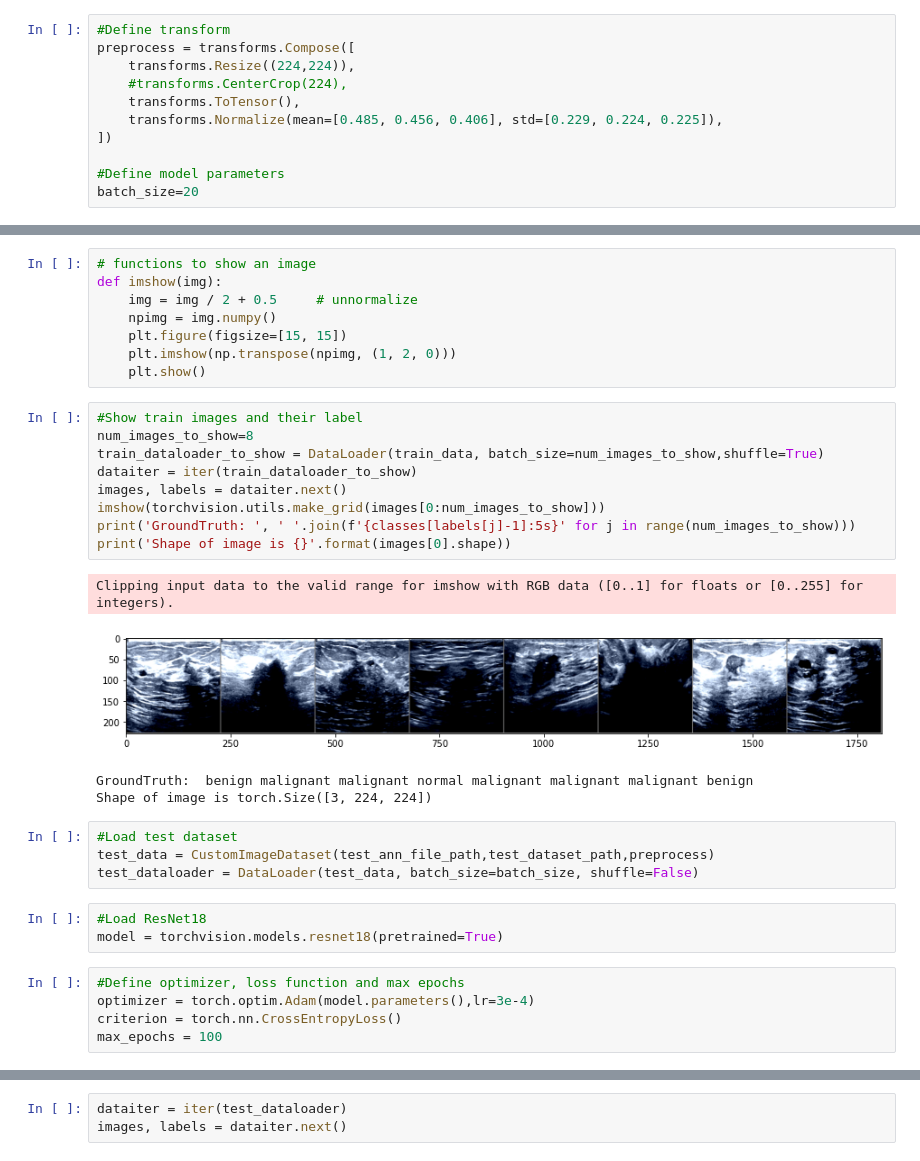
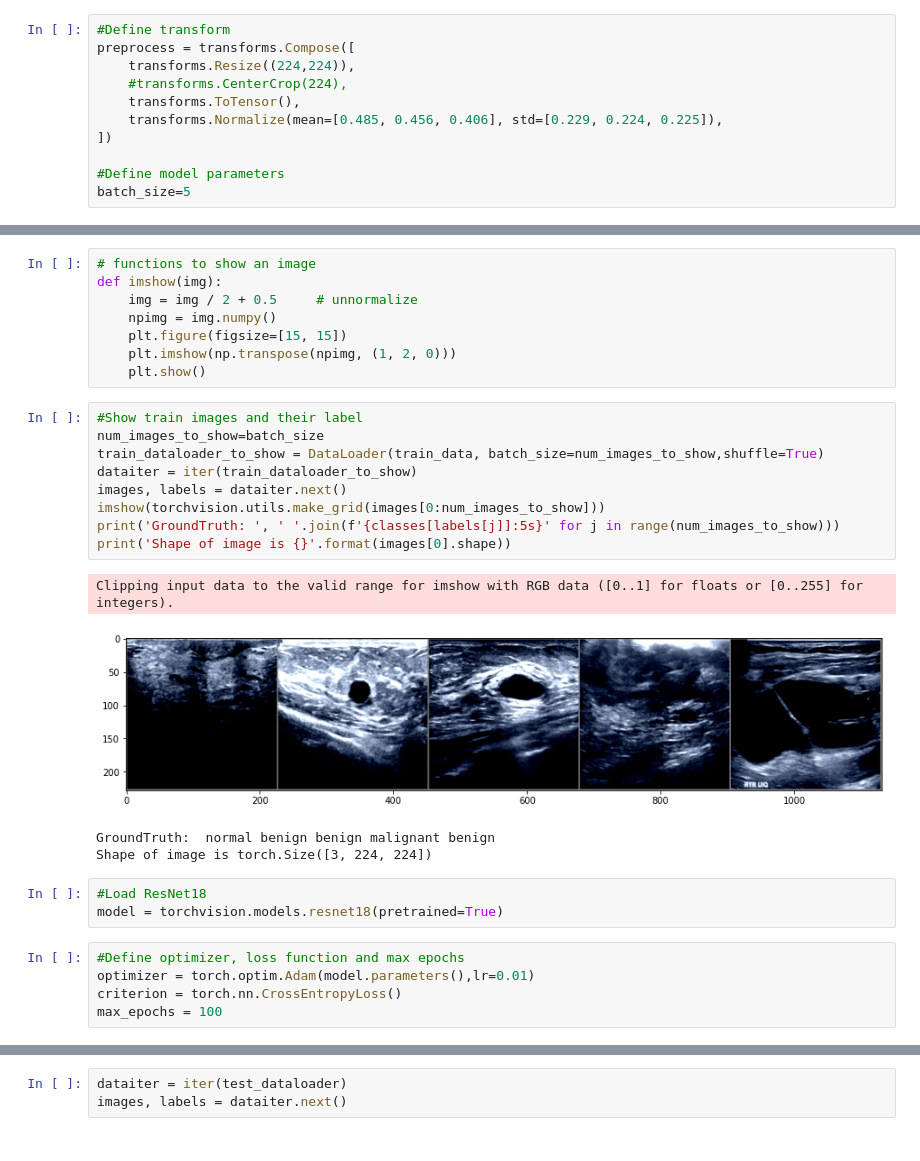
Before and after one commit to Drado91/MyPortfolio, a Jupyter notebook: ResnetUltrasoundClassification/Resnet18_Ultrasound_Classifier.ipynb, the cells around one changed output, grey strips where cells are left out. Saved outputs shown, nothing was run; the diff lists cells and outputs as text.

```diff
--- a/ResnetUltrasoundClassification/Resnet18_Ultrasound_Classifier.ipynb
+++ b/ResnetUltrasoundClassification/Resnet18_Ultrasound_Classifier.ipynb
@@ -231,7 +231,7 @@ preprocess = transforms.Compose([
 ])
 
 #Define model parameters
-batch_size=20
+batch_size=5
 # %% [markdown]
 ### Model - ResNet18 pretrained
 # %%
@@ -248,28 +248,24 @@ def imshow(img):
     plt.show()
 # %%
 #Show train images and their label
-num_images_to_show=8
+num_images_to_show=batch_size
 train_dataloader_to_show = DataLoader(train_data, batch_size=num_images_to_show,shuffle=True)
 dataiter = iter(train_dataloader_to_show)
 images, labels = dataiter.next()
 imshow(torchvision.utils.make_grid(images[0:num_images_to_show]))
-print('GroundTruth: ', ' '.join(f'{classes[labels[j]-1]:5s}' for j in range(num_images_to_show)))
+print('GroundTruth: ', ' '.join(f'{classes[labels[j]]:5s}' for j in range(num_images_to_show)))
 print('Shape of image is {}'.format(images[0].shape))
 # %% [output]
 Clipping input data to the valid range for imshow with RGB data ([0..1] for floats or [0..255] for integers).
-[figure, old version]
+[figure, new version]
-GroundTruth:  benign malignant malignant normal malignant malignant malignant benign
+GroundTruth:  normal benign benign malignant benign
 Shape of image is torch.Size([3, 224, 224])
-# %%
-#Load test dataset
-test_data = CustomImageDataset(test_ann_file_path,test_dataset_path,preprocess)
-test_dataloader = DataLoader(test_data, batch_size=batch_size, shuffle=False)
 # %%
 #Load ResNet18
 model = torchvision.models.resnet18(pretrained=True)
 # %%
 #Define optimizer, loss function and max epochs
-optimizer = torch.optim.Adam(model.parameters(),lr=3e-4)
+optimizer = torch.optim.Adam(model.parameters(),lr=0.01)
 criterion = torch.nn.CrossEntropyLoss()
 max_epochs = 100
 # %%
```
Also changed, not shown: parts of 11 cells of this notebook, 1 other file.
